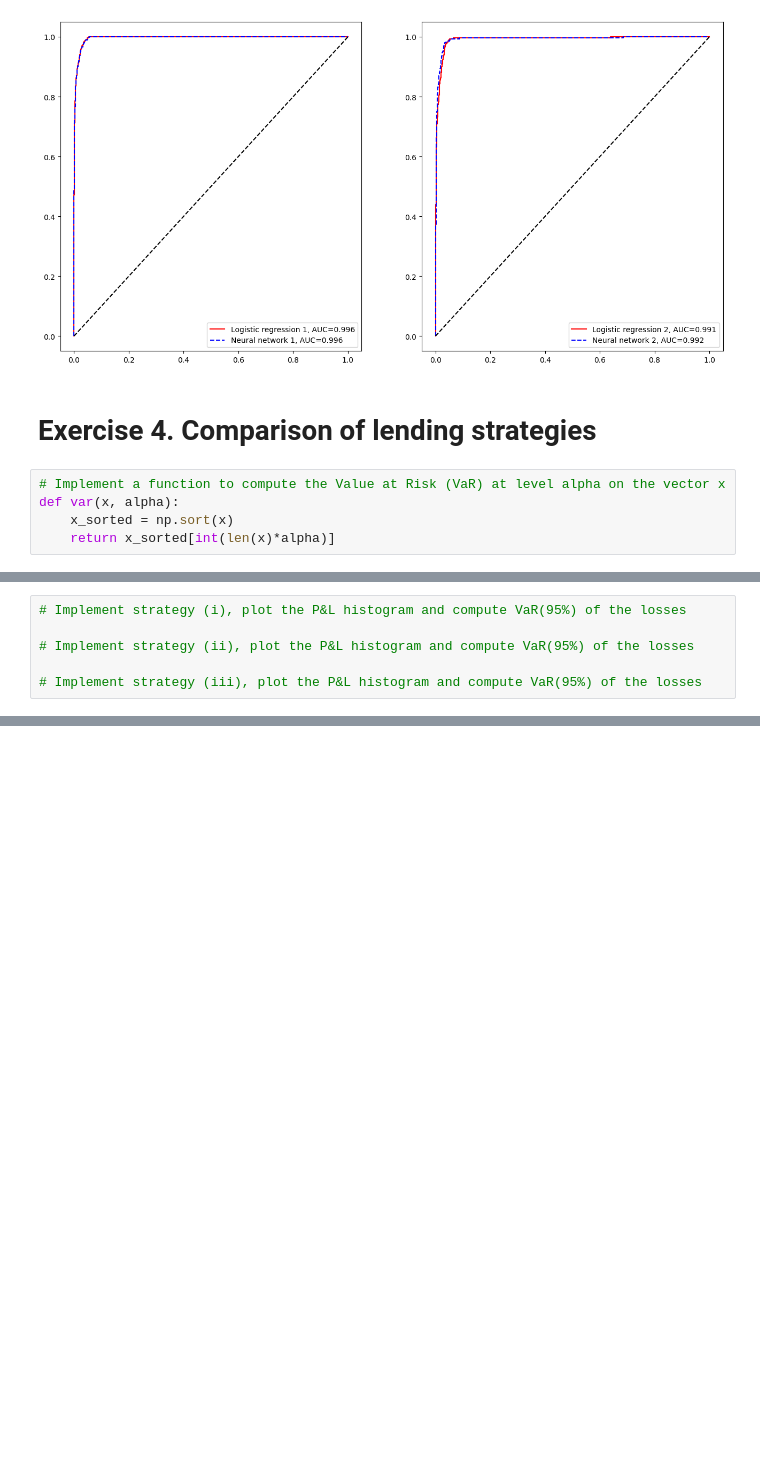
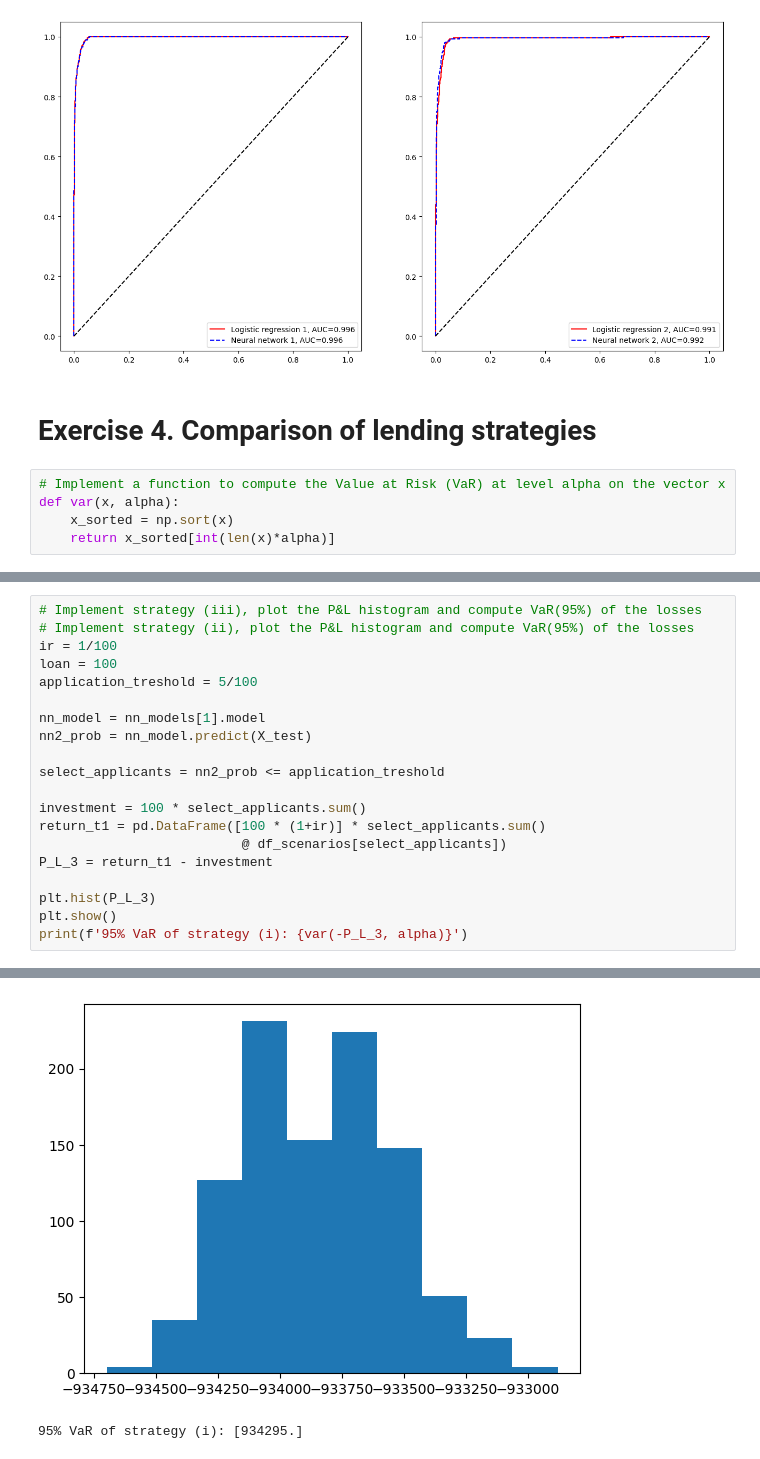
Before and after one commit to tskorkowski/CAS-ML, a Jupyter notebook: sessions/project1/Project 1 - Template.ipynb, the cells around one changed output, grey strips where cells are left out. Drawn from its saved outputs; the diff is of its cells as text; blank space fills up the shorter version.

```diff
--- a/sessions/project1/Project 1 - Template.ipynb
+++ b/sessions/project1/Project 1 - Template.ipynb
@@ -379,6 +433,21 @@ def var(x, alpha):
 # %%
-# Implement strategy (i), plot the P&L histogram and compute VaR(95%) of the losses
+# Implement strategy (iii), plot the P&L histogram and compute VaR(95%) of the losses
+# Implement strategy (ii), plot the P&L histogram and compute VaR(95%) of the losses
+ir = 1/100
+loan = 100
+application_treshold = 5/100
 
-# Implement strategy (ii), plot the P&L histogram and compute VaR(95%) of the losses
+nn_model = nn_models[1].model
+nn2_prob = nn_model.predict(X_test)
 
-# Implement strategy (iii), plot the P&L histogram and compute VaR(95%) of the losses
+select_applicants = nn2_prob <= application_treshold
+
+investment = 100 * select_applicants.sum()
+return_t1 = pd.DataFrame([100 * (1+ir)] * select_applicants.sum()
+                          @ df_scenarios[select_applicants])
+P_L_3 = return_t1 - investment
+
+plt.hist(P_L_3)
+plt.show()
+print(f'95% VaR of strategy (i): {var(-P_L_3, alpha)}')
+# %% [output]
@@ -384,0 +455,2 @@ def var(x, alpha):
+[figure, added]
+95% VaR of strategy (i): [934295.]
```
Also changed, not shown: parts of 5 cells of this notebook.
